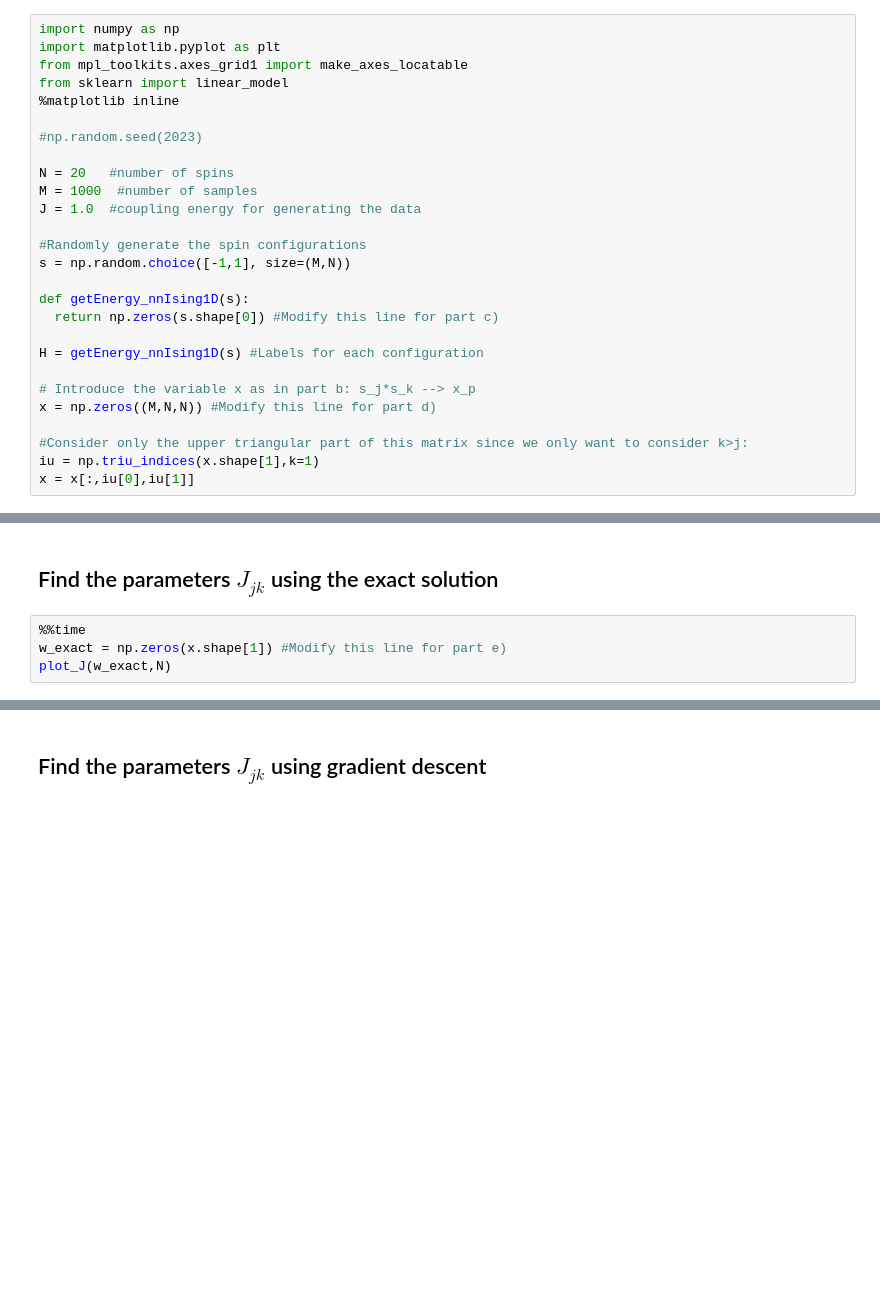
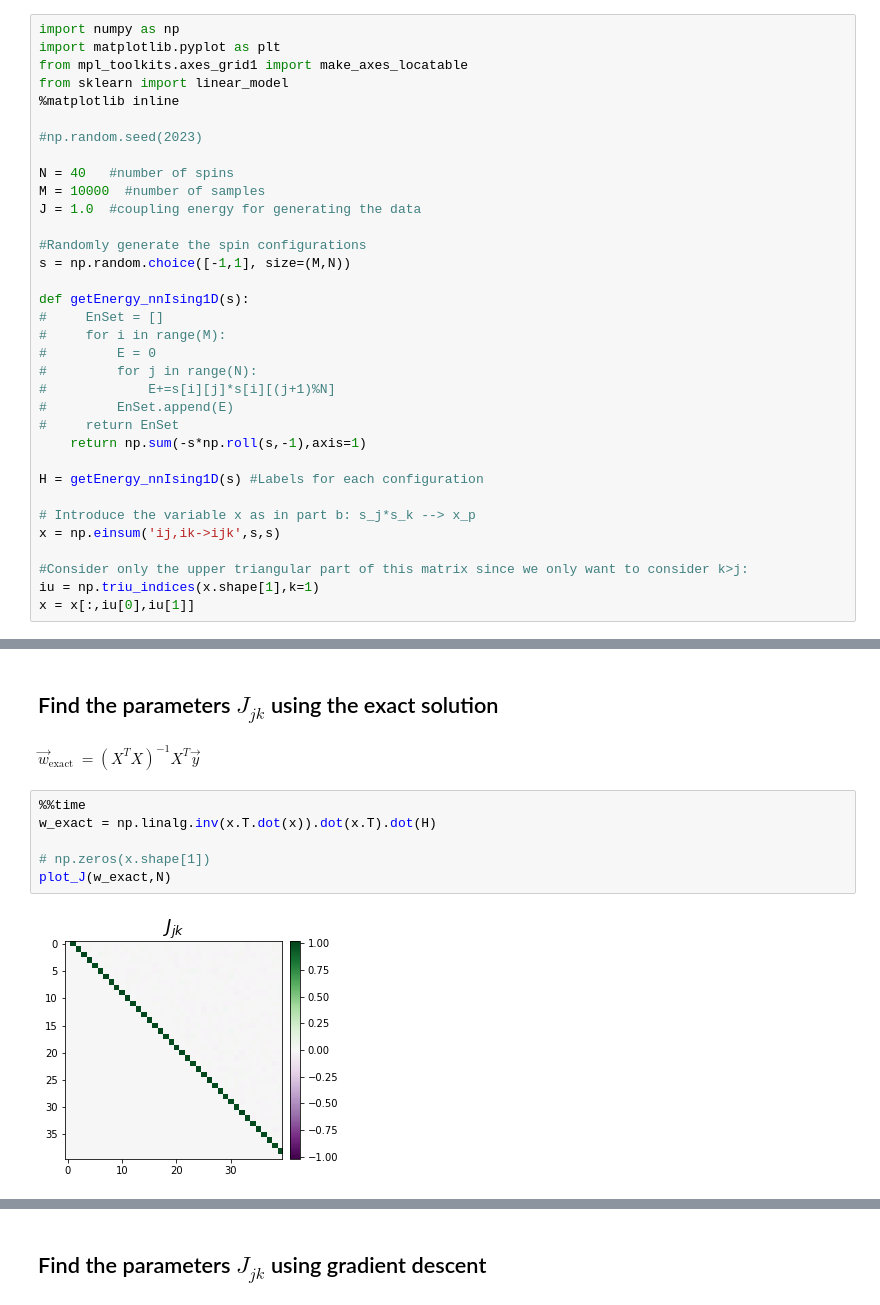
Before and after one commit to ColeLovesSpace/ML_tutorial1, a Jupyter notebook: tutorial1_linearRegression_Ising.ipynb, the cells around one changed output, grey strips where cells are left out. Drawn from its saved outputs; the diff is of its cells as text; blank space fills up the shorter version.

```diff
--- a/tutorial1_linearRegression_Ising.ipynb
+++ b/tutorial1_linearRegression_Ising.ipynb
@@ -20,20 +20,27 @@ from sklearn import linear_model
 
 #np.random.seed(2023)
 
-N = 20   #number of spins
-M = 1000  #number of samples
+N = 40   #number of spins
+M = 10000  #number of samples
 J = 1.0  #coupling energy for generating the data
 
 #Randomly generate the spin configurations
 s = np.random.choice([-1,1], size=(M,N))
 
 def getEnergy_nnIsing1D(s):
-  return np.zeros(s.shape[0]) #Modify this line for part c)
+#     EnSet = []
+#     for i in range(M):
+#         E = 0
+#         for j in range(N):
+#             E+=s[i][j]*s[i][(j+1)%N]
+#         EnSet.append(E)
+#     return EnSet
+    return np.sum(-s*np.roll(s,-1),axis=1)
 
 H = getEnergy_nnIsing1D(s) #Labels for each configuration
 
 # Introduce the variable x as in part b: s_j*s_k --> x_p
-x = np.zeros((M,N,N)) #Modify this line for part d)
+x = np.einsum('ij,ik->ijk',s,s)
 
 #Consider only the upper triangular part of this matrix since we only want to consider k>j:
 iu = np.triu_indices(x.shape[1],k=1)
@@ -64,6 +75,12 @@ def plot_J(w,N):
 # %% [markdown]
 ## Find the parameters $J_{jk}$ using the exact solution
+# %% [markdown]
+$\vec{w}_{\text {exact }}=\left(X^T X\right)^{-1} X^T \vec{y}$
 # %%
 %%time
-w_exact = np.zeros(x.shape[1]) #Modify this line for part e)
+w_exact = np.linalg.inv(x.T.dot(x)).dot(x.T).dot(H)
+
+# np.zeros(x.shape[1])
 plot_J(w_exact,N)
+# %% [output]
+[figure, added]
```
Also changed, not shown: parts of 11 cells of this notebook.
